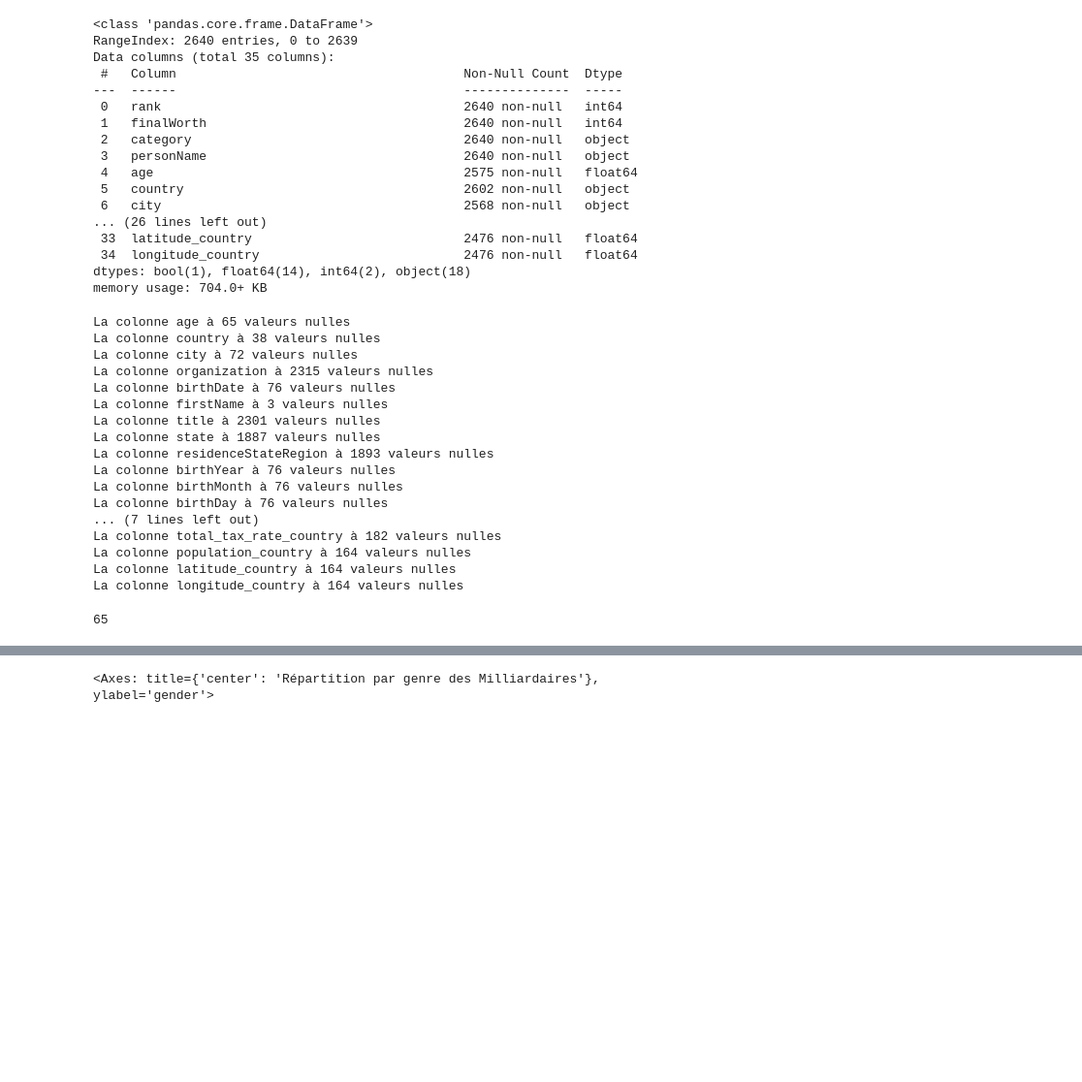
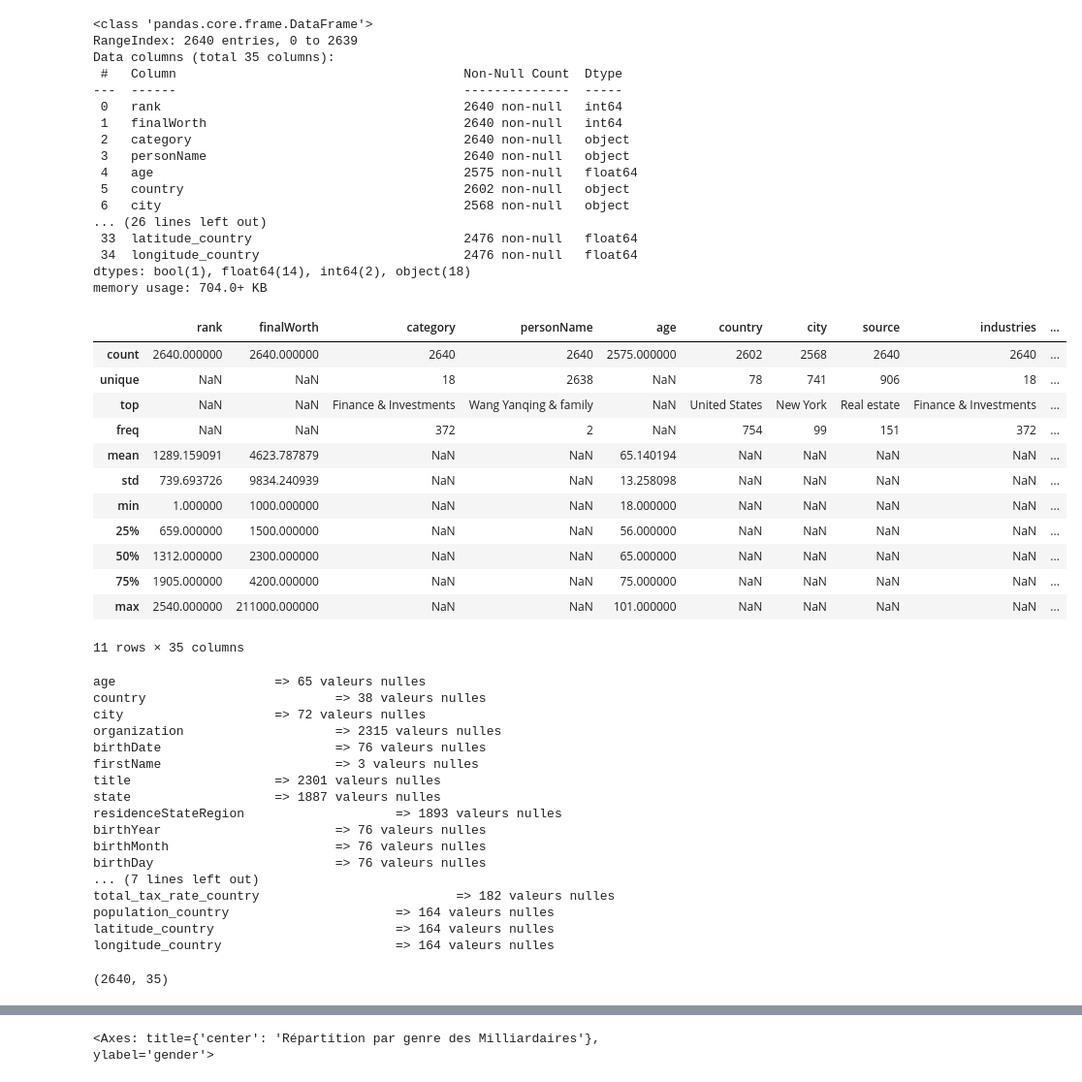
Before and after one commit to BrunetAlexis/Brief_2_Simplon, a Jupyter notebook: Simplon_Brief_Remi.ipynb, the cells around one changed output, grey strips where cells are left out. Shown at 97% size. Cells and saved outputs as stored; diff of their text form; code cells hidden in the pictures; blank space fills up the shorter version.

```diff
--- a/Simplon_Brief_Remi.ipynb
+++ b/Simplon_Brief_Remi.ipynb
@@ -37,29 +37,41 @@ Data columns (total 35 columns):
  34  longitude_country                           2476 non-null   float64
 dtypes: bool(1), float64(14), int64(2), object(18)
 memory usage: 704.0+ KB
+# %%
+data.describe(include='all')
+# %% [output]
+|  | rank | finalWorth | category | personName | age | country | city | source | industries | ... |
+| count | 2640.000000 | 2640.000000 | 2640 | 2640 | 2575.000000 | 2602 | 2568 | 2640 | 2640 | ... |
+| unique | NaN | NaN | 18 | 2638 | NaN | 78 | 741 | 906 | 18 | ... |
+| top | NaN | NaN | Finance & Investments | Wang Yanqing & family | NaN | United States | New York | Real estate | Finance & Investments | ... |
+| freq | NaN | NaN | 372 | 2 | NaN | 754 | 99 | 151 | 372 | ... |
+| mean | 1289.159091 | 4623.787879 | NaN | NaN | 65.140194 | NaN | NaN | NaN | NaN | ... |
+| std | 739.693726 | 9834.240939 | NaN | NaN | 13.258098 | NaN | NaN | NaN | NaN | ... |
+| min | 1.000000 | 1000.000000 | NaN | NaN | 18.000000 | NaN | NaN | NaN | NaN | ... |
+| 25% | 659.000000 | 1500.000000 | NaN | NaN | 56.000000 | NaN | NaN | NaN | NaN | ... |
+| 50% | 1312.000000 | 2300.000000 | NaN | NaN | 65.000000 | NaN | NaN | NaN | NaN | ... |
+| 75% | 1905.000000 | 4200.000000 | NaN | NaN | 75.000000 | NaN | NaN | NaN | NaN | ... |
+| max | 2540.000000 | 211000.000000 | NaN | NaN | 101.000000 | NaN | NaN | NaN | NaN | ... |
+11 rows × 35 columns
 # %%
 for col in data.columns:
   if data[col].isnull().sum() > 0:
-    print(f"La colonne {col} à {data[col].isnull().sum()} valeurs nulles")
+    print(f"{col}  \t\t\t=> {data[col].isnull().sum()} valeurs nulles")
 # %% [output]
-La colonne age à 65 valeurs nulles
-La colonne country à 38 valeurs nulles
-La colonne city à 72 valeurs nulles
-La colonne organization à 2315 valeurs nulles
-La colonne birthDate à 76 valeurs nulles
-La colonne firstName à 3 valeurs nulles
-La colonne title à 2301 valeurs nulles
-La colonne state à 1887 valeurs nulles
-La colonne residenceStateRegion à 1893 valeurs nulles
-La colonne birthYear à 76 valeurs nulles
-La colonne birthMonth à 76 valeurs nulles
-La colonne birthDay à 76 valeurs nulles
+age                     => 65 valeurs nulles
+country                         => 38 valeurs nulles
+city                    => 72 valeurs nulles
+organization                    => 2315 valeurs nulles
+birthDate                       => 76 valeurs nulles
+firstName                       => 3 valeurs nulles
+title                   => 2301 valeurs nulles
+state                   => 1887 valeurs nulles
+residenceStateRegion                    => 1893 valeurs nulles
+birthYear                       => 76 valeurs nulles
+birthMonth                      => 76 valeurs nulles
+birthDay                        => 76 valeurs nulles
 ... (7 lines left out)
-La colonne total_tax_rate_country à 182 valeurs nulles
-La colonne population_country à 164 valeurs nulles
-La colonne latitude_country à 164 valeurs nulles
-La colonne longitude_country à 164 valeurs nulles
+total_tax_rate_country                          => 182 valeurs nulles
+population_country                      => 164 valeurs nulles
+latitude_country                        => 164 valeurs nulles
+longitude_country                       => 164 valeurs nulles
-# %%
-data.age.isnull().sum()
-# %% [output]
-65
@@ -65,0 +82,4 @@ data.age.isnull().sum()
+# %%
+data.shape
+# %% [output]
+(2640, 35)
```
Also changed, not shown: parts of 12 cells of this notebook.
